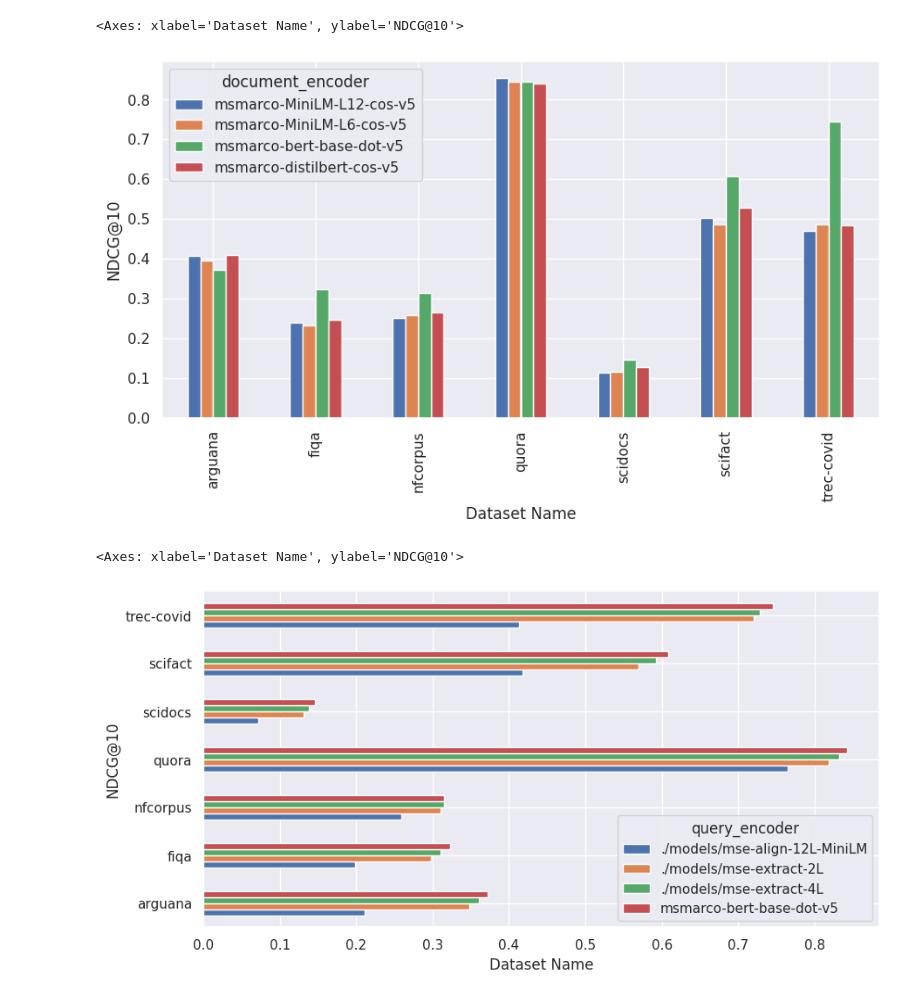
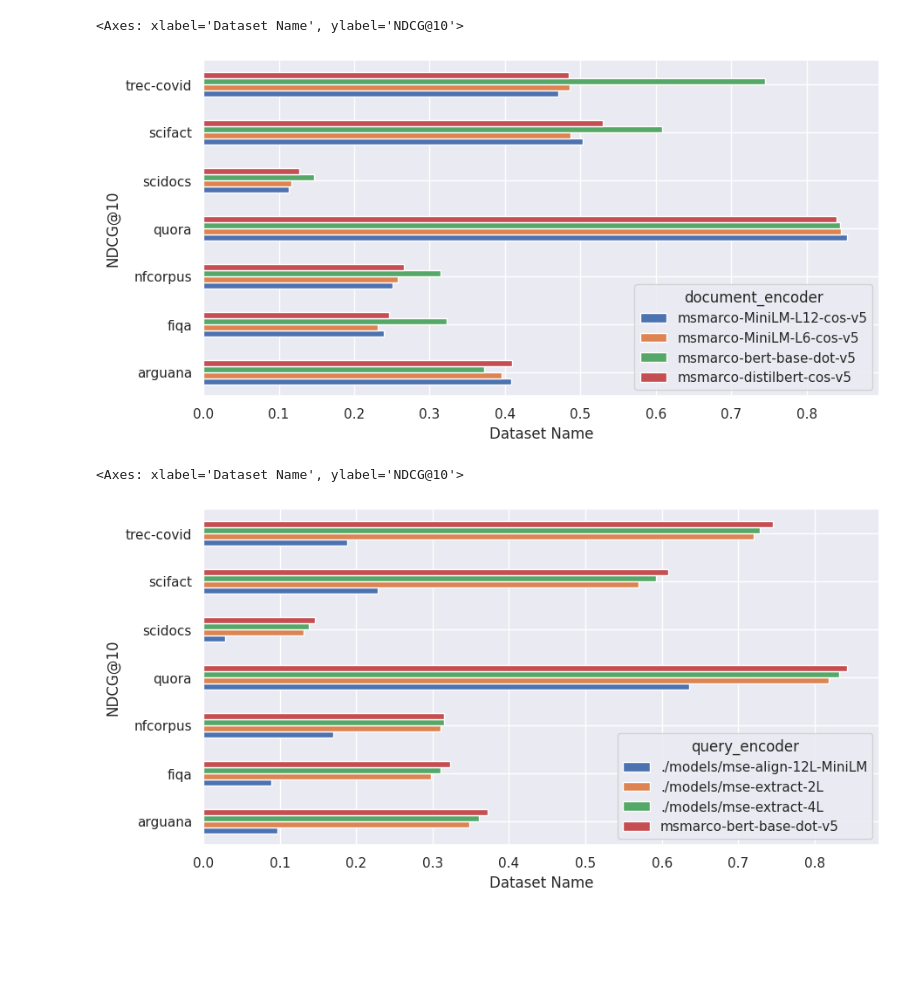
Before and after one commit to Guest400123064/distill-retriever, a Jupyter notebook: notebooks/1-plot.ipynb, the cells around one changed output. Saved outputs shown, nothing was run; the diff lists cells and outputs as text; code cells hidden in the pictures; blank space fills up the shorter version.

```diff
--- a/notebooks/1-plot.ipynb
+++ b/notebooks/1-plot.ipynb
@@ -16,15 +13,16 @@ df_no_distill = df.loc[df.query_encoder.isna()]
 # %%
+df_no_distill = pd.read_csv(DIR_EVAL / "eval_results_symmetric.csv")
 df_no_distill.pivot(index="dataset_name",
                     columns="document_encoder",
                     values="NDCG@10") \
-             .plot.bar(figsize=(10, 5),
-                       ylabel="NDCG@10",
-                       xlabel="Dataset Name")
+             .plot.barh(figsize=(10, 5),
+                        ylabel="NDCG@10",
+                        xlabel="Dataset Name")
 # %% [output]
 <Axes: xlabel='Dataset Name', ylabel='NDCG@10'>
-[figure, old version]
+[figure, new version]
 # %%
-df_distill = pd.read_csv(DIR_EVAL / "eval_results_faiss.csv")
+df_distill = pd.read_csv(DIR_EVAL / "eval_results_distill.csv")
 df_distill.pivot(index="dataset_name",
                  columns="query_encoder",
                  values="NDCG@10") \
@@ -33,4 +31,4 @@ df_distill.pivot(index="dataset_name",
                      ylabel="NDCG@10")
 # %% [output]
 <Axes: xlabel='Dataset Name', ylabel='NDCG@10'>
-[figure, old version]
+[figure, new version]
```
Also changed, not shown: parts of 1 cell of this notebook, 1 other file.
